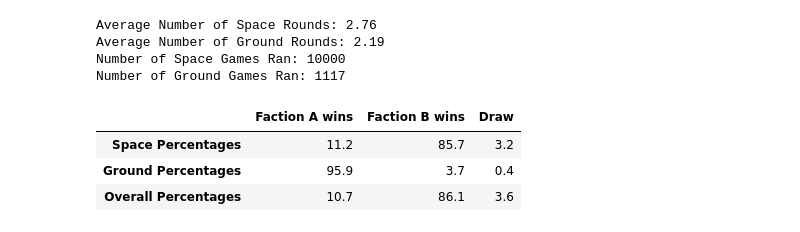
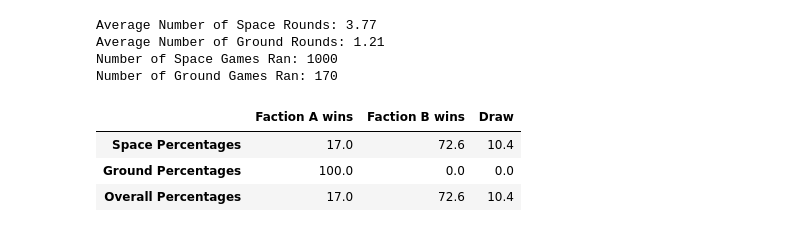
Before and after one commit to Kyle-Maher/twilight-imperium, a Jupyter notebook: Main/[2] simulate_battles.ipynb, the cells around one changed output. Cells and saved outputs as stored; diff of their text form; code cells hidden in the pictures.

Commit message:
Data Cleaning
Switching to 1 DF in the process of adding Anti-Fighter Barrage

```diff
--- a/Main/[2] simulate_battles.ipynb
+++ b/Main/[2] simulate_battles.ipynb
@@ -2,8 +2,8 @@
 import pandas as pd
 import numpy as np
 # %%
-space_units_df = pd.read_csv('../Data/space_units_df.csv', index_col='Unit_Name')
-ground_units_df= pd.read_csv('../Data/ground_units_df.csv', index_col='Unit_Name')
+space_units_df = pd.read_csv('../Data/Scraped/space_units_df.csv', index_col='Unit_Name')
+ground_units_df= pd.read_csv('../Data/Scraped/ground_units_df.csv', index_col='Unit_Name')
 # %%
 # Split Units into Ships and Ground Forces
 
@@ -81,8 +81,8 @@ ground_round_counts = []
 
 for i in range(0, 1000):
 
-    faction_A_units = {'Carrier': 1, 'Infantry': 4}
-    faction_B_units = {'Destroyer': 2, 'Infantry': 2}
+    faction_A_units = {'Advanced Carrier II': 2, 'Spec Ops II': 11, 'Destroyer':1, 'Genesis':1, 'ZS Thunderbolt M2':1, 'Fighter':9}
+    faction_B_units = {'Prototype War Sun II':1, 'Dreadnought': 2, 'Carrier':1, 'Infantry': 5, 'Fighter':6}
 
     # Split Ground and Space Units
     faction_A_ships, faction_A_ground_forces = split_units(faction_A_units)
@@ -138,37 +138,37 @@ for i in range(0, 1000):
         space_draws += 1
 
 average_num_space_rounds = sum(space_round_counts) / len(space_round_counts)
 print(f'Average Number of Space Rounds: {average_num_space_rounds:.2f}')
 
 average_num_ground_rounds = sum(ground_round_counts) / len(ground_round_counts) if ground_round_counts else 0
 print(f'Average Number of Ground Rounds: {average_num_ground_rounds:.2f}')
 
 total_space_games = faction_A_space_wins + faction_B_space_wins + space_draws
 print(f'Number of Space Games Ran: {total_space_games}')
 
 total_ground_games = faction_A_ground_wins + faction_B_ground_wins + ground_draws
 print(f'Number of Ground Games Ran: {total_ground_games}')
 
 df = pd.DataFrame([{'Faction A wins': faction_A_space_wins, 'Faction B wins': faction_B_space_wins, 'Draw': space_draws},
                    {'Faction A wins': faction_A_ground_wins, 'Faction B wins': faction_B_ground_wins, 'Draw': ground_draws}],
                    index=['Space Percentages', 'Ground Percentages'])
 
 divisors = pd.Series([total_space_games, total_ground_games if total_ground_games > 0 else 1], index=df.index)
 df = df.div(divisors, axis=0)
 
 faction_A_wins_both = df.loc['Space Percentages', 'Faction A wins'] * df.loc['Ground Percentages', 'Faction A wins']
 faction_B_wins_either = df.loc['Space Percentages', 'Faction B wins'] + (df.loc['Space Percentages', 'Faction A wins'] * df.loc['Ground Percentages', 'Faction B wins'])
 draw_either = df.loc['Space Percentages', 'Draw'] + df.loc['Ground Percentages', 'Draw']
 df.loc['Overall Percentages'] = {'Faction A wins': faction_A_wins_both, 'Faction B wins': faction_B_wins_either, 'Draw': draw_either}
 df = df * 100
 
 df.round(1)
 # %% [output]
-Average Number of Space Rounds: 2.76
-Average Number of Ground Rounds: 2.19
-Number of Space Games Ran: 10000
-Number of Ground Games Ran: 1117
+Average Number of Space Rounds: 3.77
+Average Number of Ground Rounds: 1.21
+Number of Space Games Ran: 1000
+Number of Ground Games Ran: 170
 |  | Faction A wins | Faction B wins | Draw |
-| Space Percentages | 11.2 | 85.7 | 3.2 |
-| Ground Percentages | 95.9 | 3.7 | 0.4 |
-| Overall Percentages | 10.7 | 86.1 | 3.6 |
+| Space Percentages | 17.0 | 72.6 | 10.4 |
+| Ground Percentages | 100.0 | 0.0 | 0.0 |
+| Overall Percentages | 17.0 | 72.6 | 10.4 |
```
Also changed, not shown: 6 other files.
